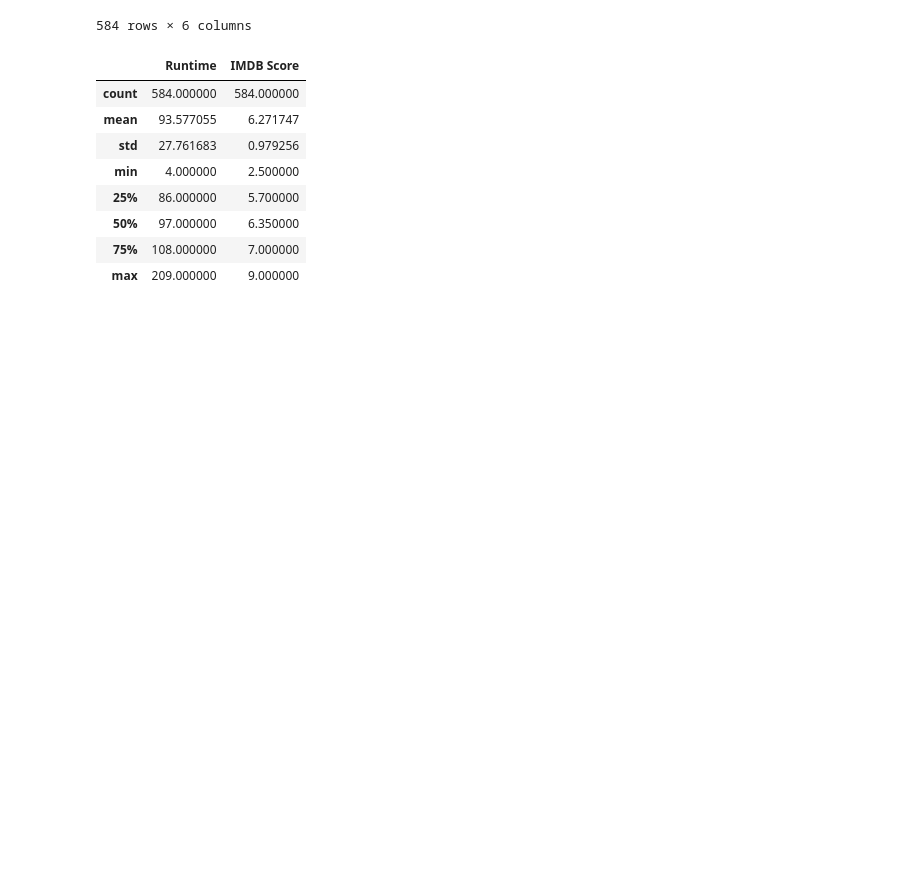
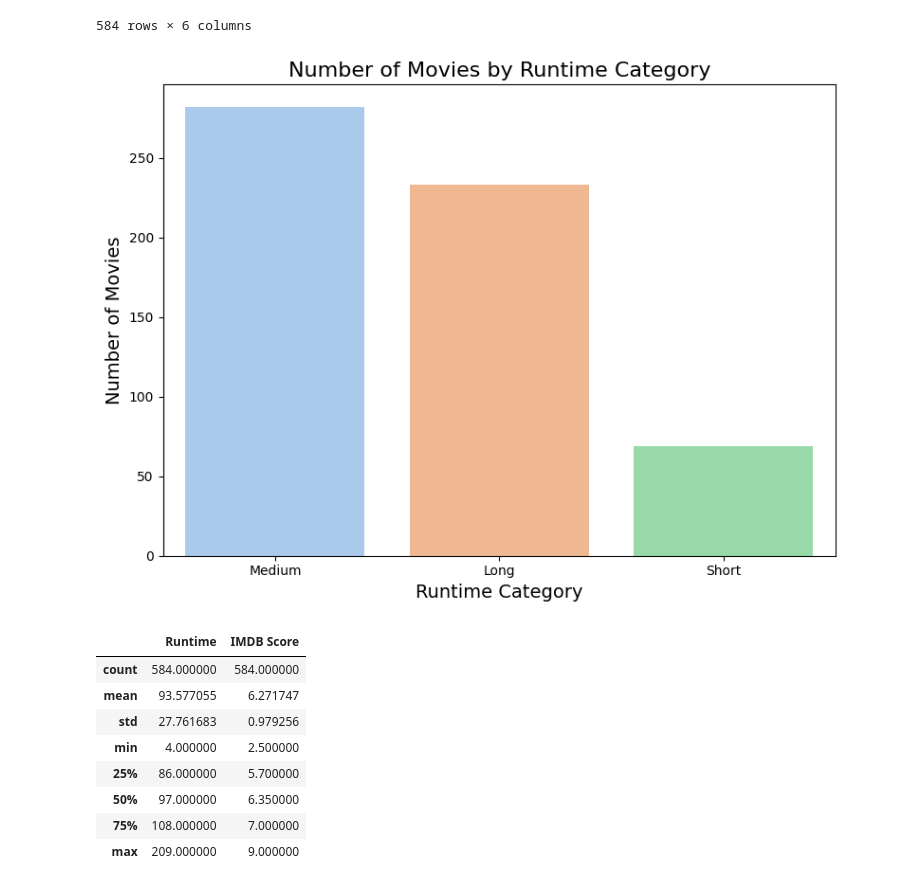
Before and after one commit to MahimaMapala/Data-Visualization, a Jupyter notebook: Netflix Movie Analysis/Netflix_Originals.ipynb, the cells around one changed output. Drawn from its saved outputs; the diff is of its cells as text; code cells hidden in the pictures; blank space fills up the shorter version.

```diff
--- a/Netflix Originals/Netflix_Originals.ipynb
+++ b/Netflix Movie Analysis/Netflix_Originals.ipynb
@@ -3,3 +3,10 @@ import pandas as pd
 import matplotlib.pyplot as plt
 import seaborn as sns
 import plotly.express as px
+# %%
+import kagglehub
+
+# Download latest version
+path = kagglehub.dataset_download("luiscorter/netflix-original-films-imdb-scores")
+
+print("Path to dataset files:", path)
@@ -6,5 +17,5 @@ import plotly.express as px
 # %%
-df = pd.read_csv("NetflixOriginals.csv",encoding = "ISO-8859-1")
+df = pd.read_csv(path+"//NetflixOriginals.csv",encoding = "ISO-8859-1")
 df
 # %% [output]
 |  | Title | Genre | Premiere | Runtime | IMDB Score | Language |
@@ -30,6 +41,20 @@ def categorize_runtime(minutes):
         return 'Long'
 
 df['Runtime Category'] = df['Runtime'].apply(categorize_runtime)
+# %%
+# Count the number of movies in each Runtime Category
+runtime_category_counts = df['Runtime Category'].value_counts()
+
+# Plot the Runtime Category counts
+plt.figure(figsize=(8, 6))
+sns.barplot(x=runtime_category_counts.index, y=runtime_category_counts.values, palette='pastel')
+plt.title('Number of Movies by Runtime Category', fontsize=16)
+plt.xlabel('Runtime Category', fontsize=14)
+plt.ylabel('Number of Movies', fontsize=14)
+plt.tight_layout()
+plt.show()
+# %% [output]
+[figure, added]
 # %%
 df.describe()
 # %% [output]
```
Also changed, not shown: parts of 1 cell of this notebook, 2 other files.
